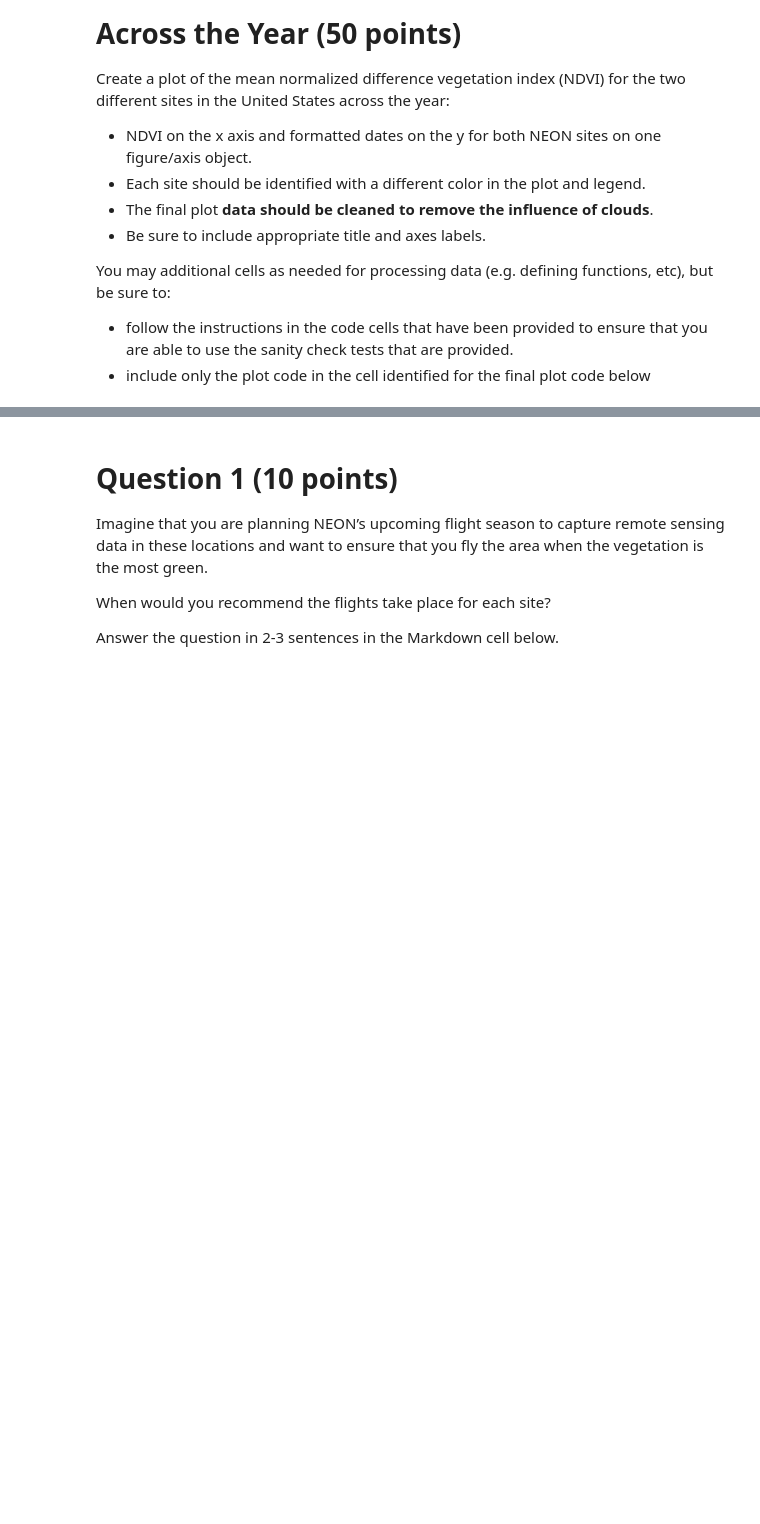
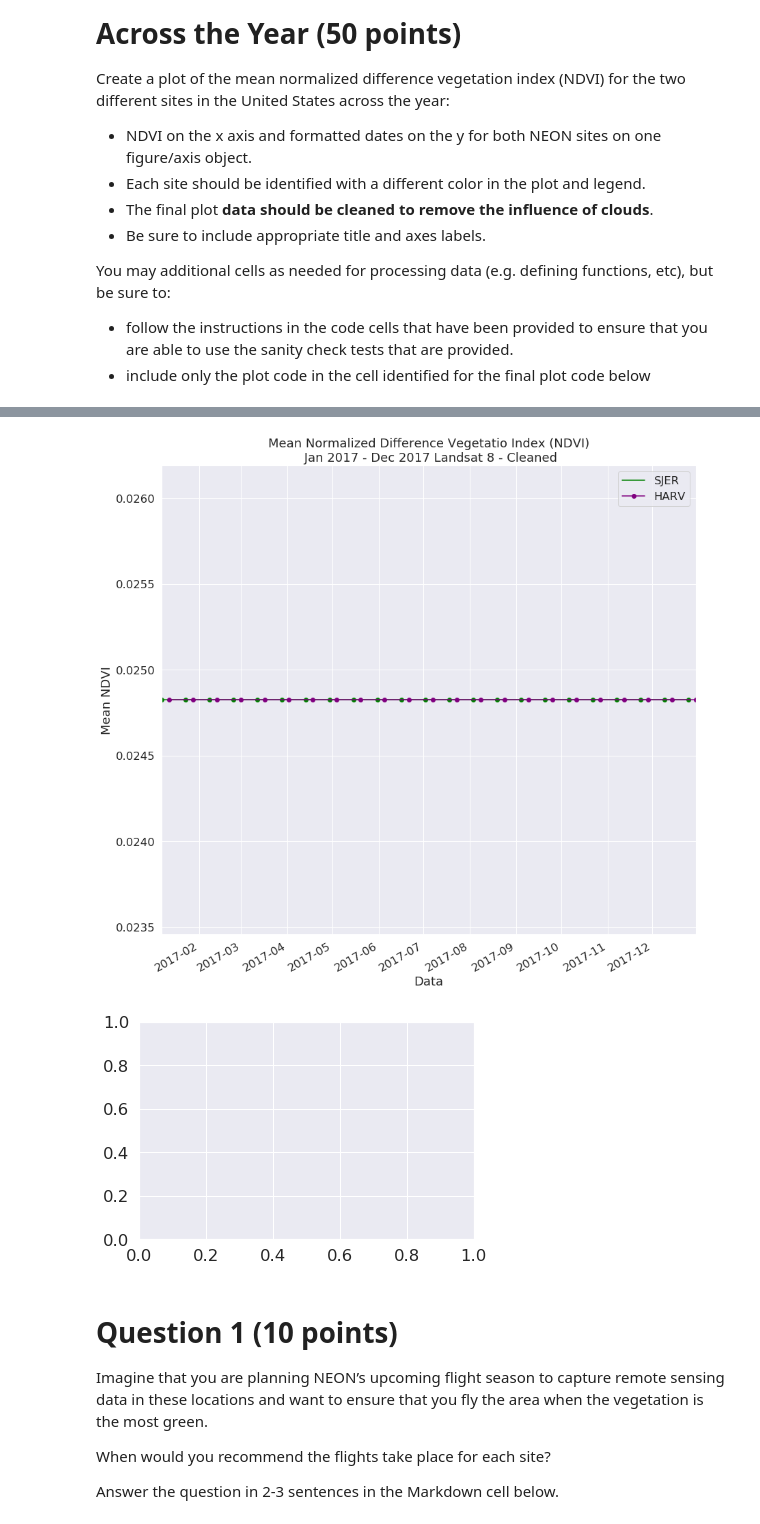
Before and after one commit to earthlab-education/ea-python-2020-07-ndvi-automation-template, a Jupyter notebook: ea-python-2020-07-ndvi-automation.ipynb, the cells around one changed output, grey strips where cells are left out. Cells and saved outputs as stored; diff of their text form; code cells hidden in the pictures; blank space fills up the shorter version.

```diff
--- a/ea-python-2020-07-ndvi-automation.ipynb
+++ b/ea-python-2020-07-ndvi-automation.ipynb
@@ -154,8 +719,28 @@ except AssertionError:
 # %%
 # Create dataframe of NDVI including the cleaning data to deal with clouds
+ndvi_sjer_clean.columns = ['Site', 'Data', 'Mean_NDVI']
+ndvi_sjer_clean
+
+ndvi_harv_clean.columns = ['Site', 'Data', 'Mean_NDVI']
+ndvi_harv_clean
 
 # Important: to use the ungraded tests below as a sanity check,
 # name your dataframe 'ndvi_ts' and the columns: mean_ndvi and site
 
-# YOUR CODE HERE
-raise NotImplementedError()
+ndvi_sjer_clean
+ndvi_sjer_clean['Data'] = ndvi_sjer_clean['Data'].astype('datetime64[ns]')
+ndvi_sjer_clean['Data']
+
+
+ndvi_harv_clean
+ndvi_harv_clean['Data'] = ndvi_harv_clean['Data'].astype('datetime64[ns]')
+
+
+print(ndvi_harv_clean['Mean_NDVI'])
+#.dropna(how='any', subset=['Name', 'Age'])
+#ndvi_harv_clean=ndvi_harv_clean['Mean_NDVI'].dropna('--', axis=0)
+#ndvi_harv_clean = ndvi_harv_clean.dropna()
+#ndvi_harv_clean['Mean_NDVI'] = ndvi_harv_clean['Mean_NDVI'].replace(ndvi_harv_clean['Mean_NDVI'] == '--', None)
+#ndvi_harv_clean.dropna()
+
+#ndvi_harv_clean['Mean_NDVI']
@@ -182,19 +785,28 @@ try:
 except AssertionError:
     print('The amount of null data in your dataframe is incorrect.')
 # %%
-# Add only the plot code to this cell
+# This is the final figure of mean NDVI
+# for both sites across the year  with data cleaned to deal with clouds
 
-# This is the final figure of mean NDVI
-# for both sites across the year
-# with data cleaned to deal with clouds
+fig, ax = plt.subplots(figsize=(14, 14))
 
-# YOUR CODE HERE
-raise NotImplementedError()
+ax.set(xlabel="Month",
+       ylabel="Mean NDVI",
+       title='Mean Normalized Difference Vegetatio Index (NDVI)\n Jan 2017 - Dec 2017 Landsat 8 - Cleaned')
+
+ndvi_sjer_clean.plot(ax=ax, x ='Data', y='Mean_NDVI',  marker='o', color = 'green', label='SJER')
+
+ndvi_harv_clean.plot(ax=ax, x ='Data', y='Mean_NDVI', marker='o', color = 'purple', label='HARV')
+
+plt.show()
 
 ### DO NOT REMOVE LINES BELOW ###
 final_masked_solution = nb.convert_axes(plt, which_axes="current")
 end_time = datetime.now()
 total_time = end_time - start_time
+# %% [output]
+[figure, added]
+[figure, added]
 # %%
 # Ignore this cell for the autograding tests
 # %% [markdown]
```
Also changed, not shown: parts of 18 cells of this notebook.
